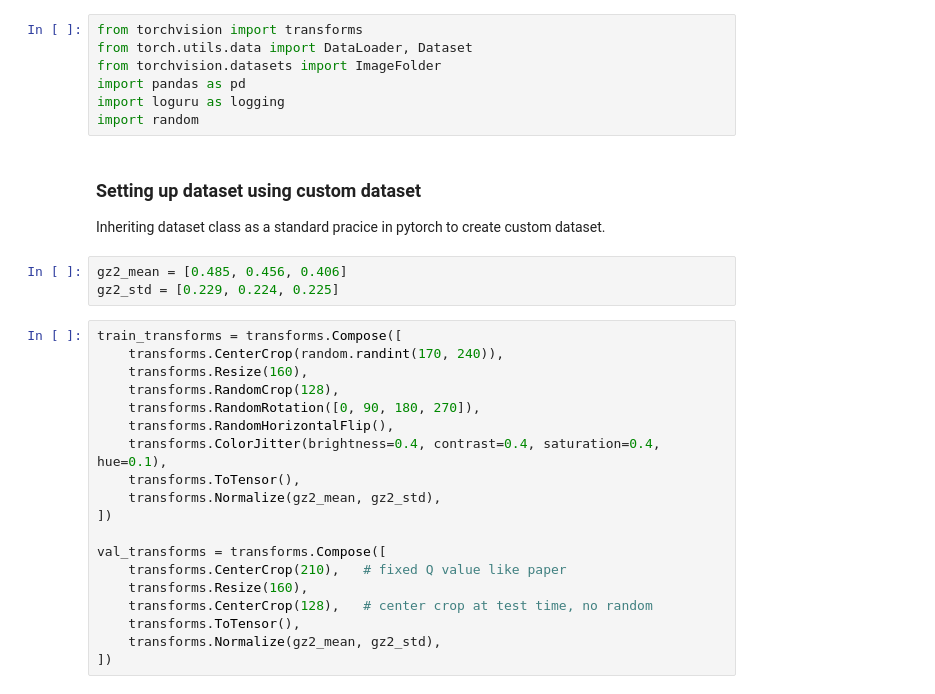
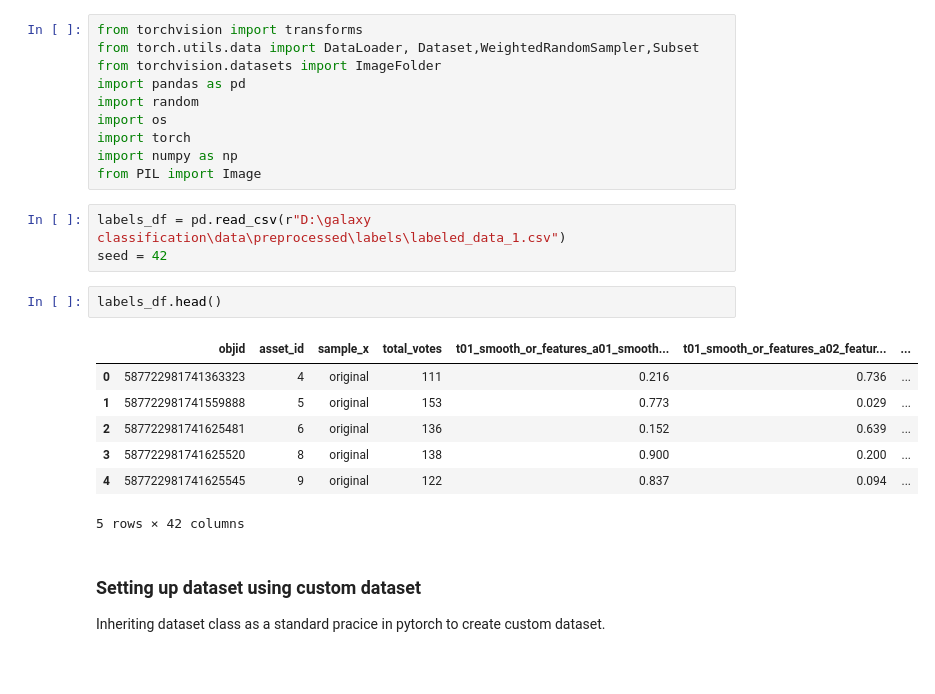
Before and after one commit to YubikNakarmi/galaxy-classification, a Jupyter notebook: notebooks/image_preprocessing.ipynb, the cells around one changed output. Saved outputs shown, nothing was run; the diff lists cells and outputs as text; blank space fills up the shorter version.

```diff
--- a/notebooks/image_preprocessing.ipynb
+++ b/notebooks/image_preprocessing.ipynb
@@ -1,34 +1,28 @@
 # %%
 from torchvision import transforms
-from torch.utils.data import DataLoader, Dataset
+from torch.utils.data import DataLoader, Dataset,WeightedRandomSampler,Subset
 from torchvision.datasets import ImageFolder
 import pandas as pd
-import loguru as logging
 import random
+import os
+import torch
+import numpy as np
+from PIL import Image
+# %%
+labels_df = pd.read_csv(r"D:\galaxy classification\data\preprocessed\labels\labeled_data_1.csv")
+seed = 42
+# %%
+labels_df.head()
+# %% [output]
+|  | objid | asset_id | sample_x | total_votes | t01_smooth_or_features_a01_smooth... | t01_smooth_or_features_a02_featur... | ... |
+| 0 | 587722981741363323 | 4 | original | 111 | 0.216 | 0.736 | ... |
+| 1 | 587722981741559888 | 5 | original | 153 | 0.773 | 0.029 | ... |
+| 2 | 587722981741625481 | 6 | original | 136 | 0.152 | 0.639 | ... |
+| 3 | 587722981741625520 | 8 | original | 138 | 0.900 | 0.200 | ... |
+| 4 | 587722981741625545 | 9 | original | 122 | 0.837 | 0.094 | ... |
+5 rows × 42 columns
 # %% [markdown]
 ### Setting up dataset using custom dataset
 Inheriting dataset class as a standard pracice in pytorch to create custom dataset.
-# %%
-gz2_mean = [0.485, 0.456, 0.406]
-gz2_std = [0.229, 0.224, 0.225]
-# %%
-train_transforms = transforms.Compose([
-    transforms.CenterCrop(random.randint(170, 240)),
-    transforms.Resize(160),
-    transforms.RandomCrop(128),
-    transforms.RandomRotation([0, 90, 180, 270]),
-    transforms.RandomHorizontalFlip(),
-    transforms.ColorJitter(brightness=0.4, contrast=0.4, saturation=0.4, hue=0.1),
-    transforms.ToTensor(),
-    transforms.Normalize(gz2_mean, gz2_std),
-])
-
-val_transforms = transforms.Compose([
-    transforms.CenterCrop(210),   # fixed Q value like paper
-    transforms.Resize(160),
-    transforms.CenterCrop(128),   # center crop at test time, no random
-    transforms.ToTensor(),
-    transforms.Normalize(gz2_mean, gz2_std),
-])
 # %%
 class GalaxyDataset(Dataset):
```
Also changed, not shown: parts of 8 cells of this notebook, 8 other files.
